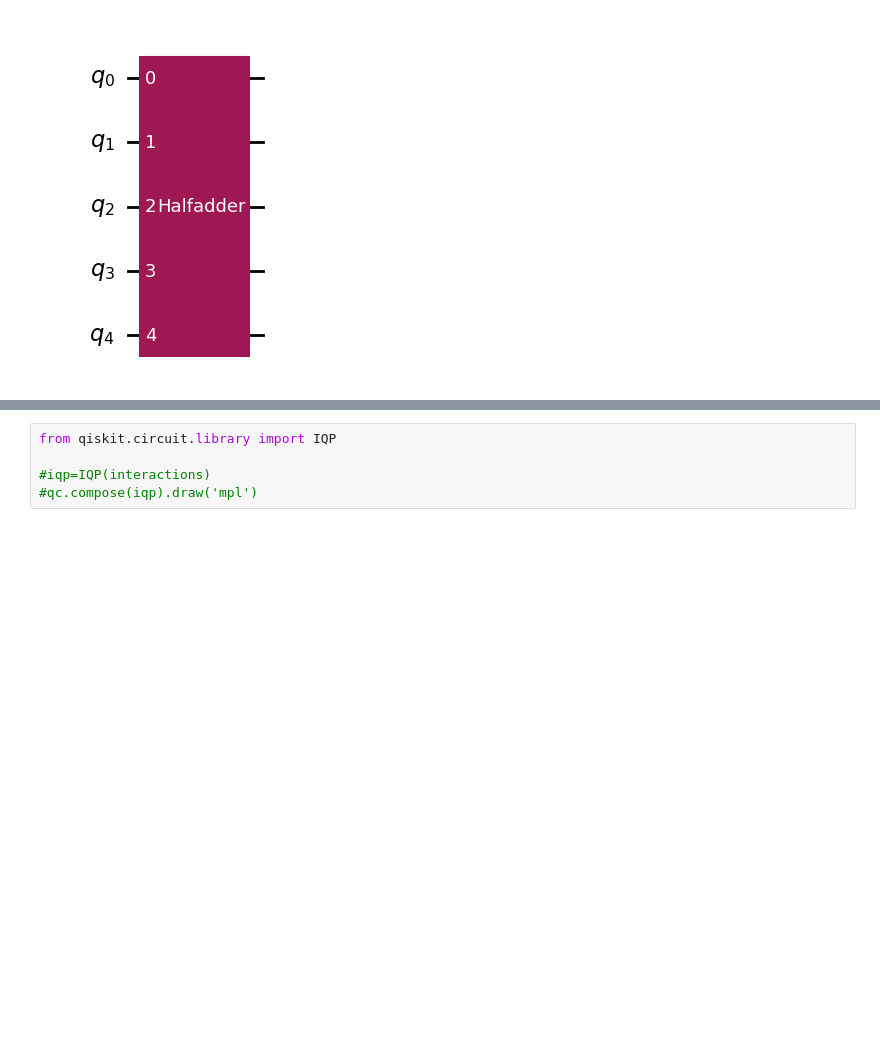
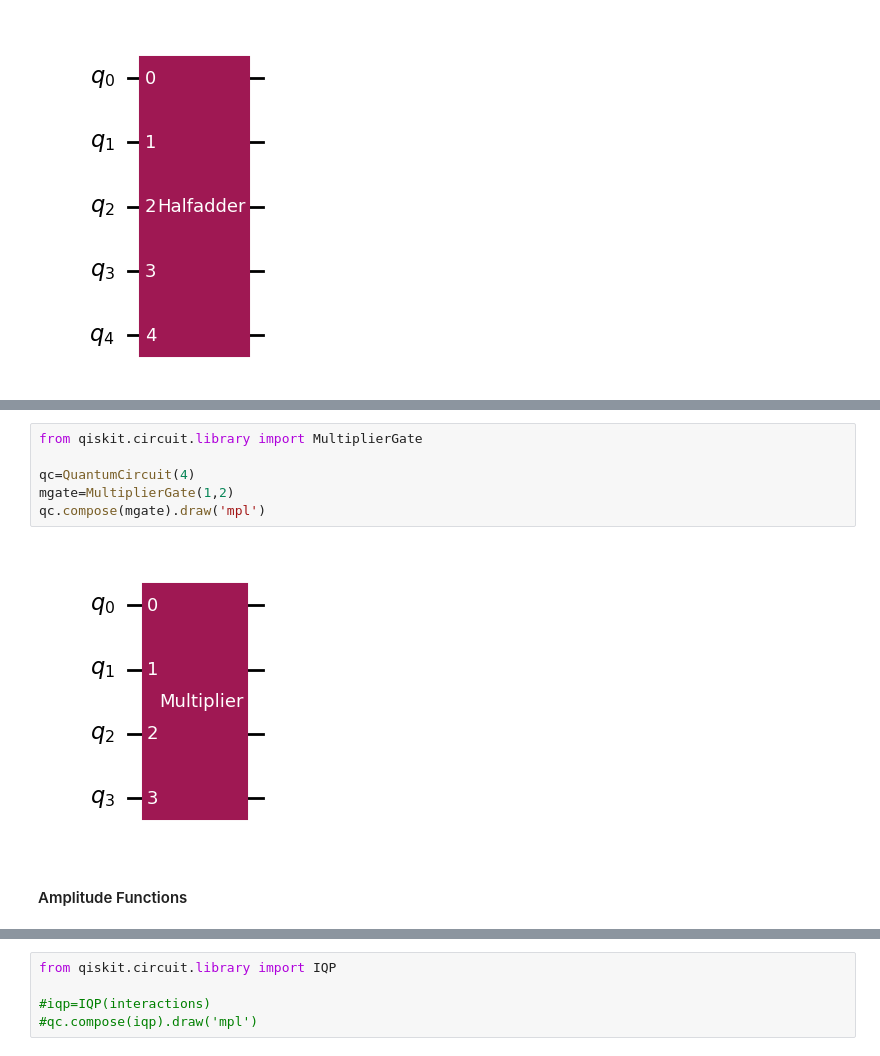
Before and after one commit to kibrahim757/qiskit_certification_examples, a Jupyter notebook: 1_2_Quantum_Operations.ipynb, the cells around one changed output, grey strips where cells are left out. Drawn from its saved outputs; the diff is of its cells as text; blank space fills up the shorter version.

```diff
--- a/1_2_Quantum_Operations.ipynb
+++ b/1_2_Quantum_Operations.ipynb
@@ -148,0 +345,10 @@ qc.compose(hagate).draw('mpl')
+# %%
+from qiskit.circuit.library import MultiplierGate
+
+qc=QuantumCircuit(4)
+mgate=MultiplierGate(1,2)
+qc.compose(mgate).draw('mpl')
+# %% [output]
+[figure, added]
+# %% [markdown]
+#### Amplitude Functions
```
Also changed, not shown: parts of 56 cells of this notebook, 1 other file.
